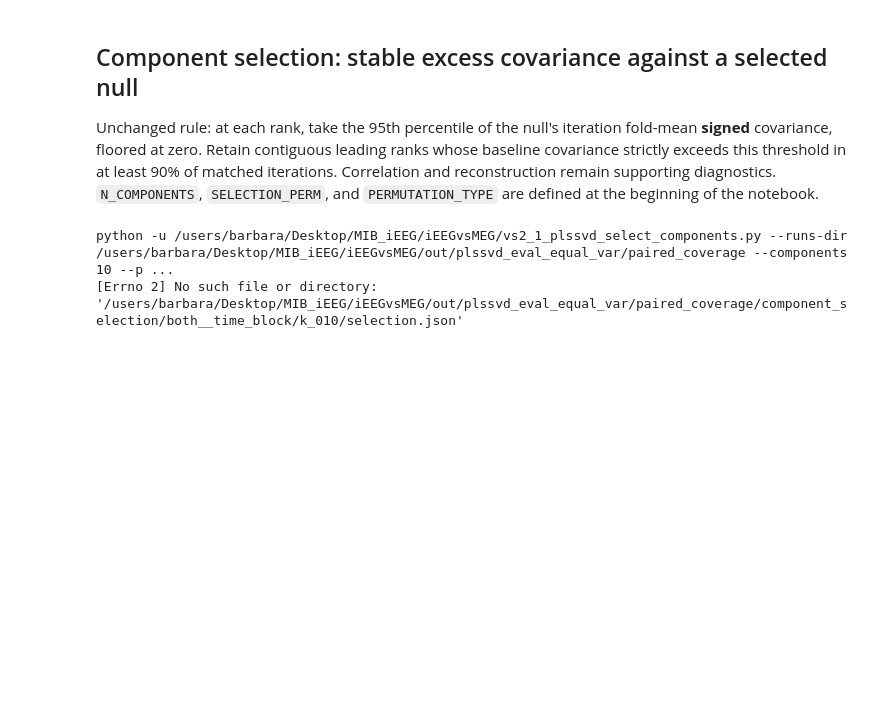
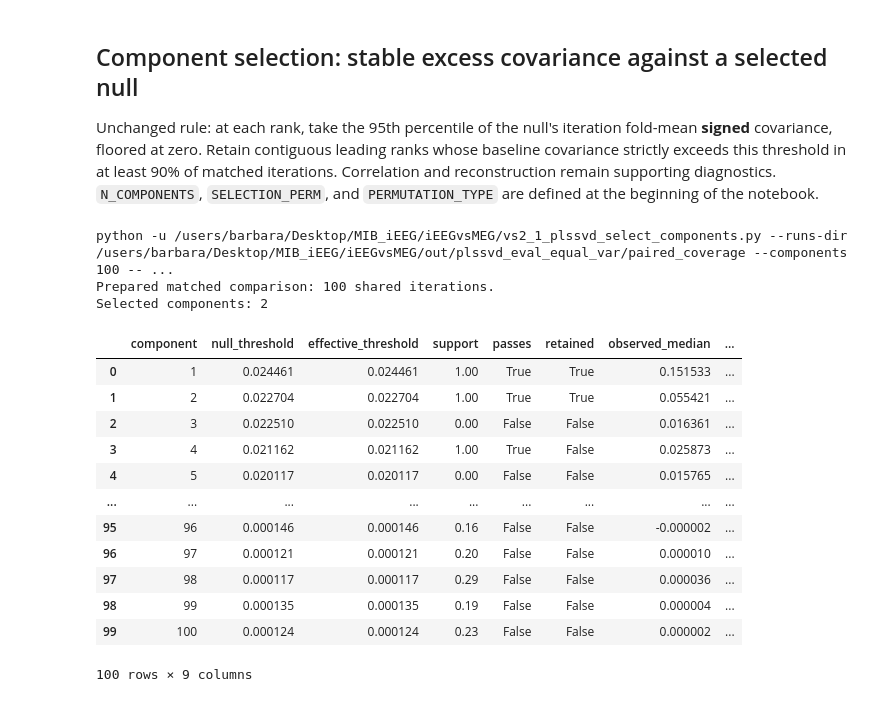
Before and after one commit to barbaragrosjean/MIB_iEEG, a Jupyter notebook: iEEGvsMEG/vs2_1_plssvd_eval.ipynb, the cells around one changed output. Cells and saved outputs as stored; diff of their text form; code cells hidden in the pictures; blank space fills up the shorter version.

```diff
--- a/iEEGvsMEG/vs2_1_plssvd_eval.ipynb
+++ b/iEEGvsMEG/vs2_1_plssvd_eval.ipynb
@@ -18,7 +18,7 @@ from IPython.display import display
 ROOT = Path.cwd()
 MEG_KIND = 'paired_coverage'
 BLOCK_SCALING = True
-N_COMPONENTS = 100
+N_COMPONENTS = 10
 PCA_ABSOLUTE = True
 N_ITERATIONS = None
 SELECTION_PERM = 'none'
@@ -247,6 +273,7 @@ The existing matched-iteration comparison is retained. Each plotted value is a h
 INPUT_DIR = RUNS_DIR
 RECOMPUTE = False
 PERMUTATION_MODES = ['meg', 'ieeg', 'both']
+PERMUTATION_TYPE = 'time_block'
 
 null_comparisons = {}
 for mode in PERMUTATION_MODES:
@@ -304,22 +339,40 @@ Unchanged rule: at each rank, take the 95th percentile of the null's iteration f
 # %%
 INPUT_DIR = RUNS_DIR
 RECOMPUTE = False
+
+PERMUTATION_TYPE = 'time_block'
+SELECTION_PERM = 'both'
+N_COMPONENTS = 100
 
 command = ['python', '-u', str(ROOT/'vs2_1_plssvd_select_components.py'), '--runs-dir', str(INPUT_DIR),
            '--components', str(N_COMPONENTS), '--perm', SELECTION_PERM, '--perm-type', PERMUTATION_TYPE]
 if RECOMPUTE: command.append('--recompute')
 print(shlex.join(command))
 selection_result = None
 if not RECOMPUTE:
     try:
         selection_result = load_selection(INPUT_DIR, N_COMPONENTS, SELECTION_PERM, PERMUTATION_TYPE)
         print('Selected components:', selection_result['summary']['selected_k'])
         display(selection_result['selection'])
     except (FileNotFoundError, ValueError) as error:
         print(error)
 # %% [output]
-python -u /users/barbara/Desktop/MIB_iEEG/iEEGvsMEG/vs2_1_plssvd_select_components.py --runs-dir /users/barbara/Desktop/MIB_iEEG/iEEGvsMEG/out/plssvd_eval_equal_var/paired_coverage --components 10 --p ...
-[Errno 2] No such file or directory: '/users/barbara/Desktop/MIB_iEEG/iEEGvsMEG/out/plssvd_eval_equal_var/paired_coverage/component_selection/both__time_block/k_010/selection.json'
+python -u /users/barbara/Desktop/MIB_iEEG/iEEGvsMEG/vs2_1_plssvd_select_components.py --runs-dir /users/barbara/Desktop/MIB_iEEG/iEEGvsMEG/out/plssvd_eval_equal_var/paired_coverage --components 100 -- ...
+Prepared matched comparison: 100 shared iterations.
+Selected components: 2
+|  | component | null_threshold | effective_threshold | support | passes | retained | observed_median | ... |
+| 0 | 1 | 0.024461 | 0.024461 | 1.00 | True | True | 0.151533 | ... |
+| 1 | 2 | 0.022704 | 0.022704 | 1.00 | True | True | 0.055421 | ... |
+| 2 | 3 | 0.022510 | 0.022510 | 0.00 | False | False | 0.016361 | ... |
+| 3 | 4 | 0.021162 | 0.021162 | 1.00 | True | False | 0.025873 | ... |
+| 4 | 5 | 0.020117 | 0.020117 | 0.00 | False | False | 0.015765 | ... |
+| ... | ... | ... | ... | ... | ... | ... | ... | ... |
+| 95 | 96 | 0.000146 | 0.000146 | 0.16 | False | False | -0.000002 | ... |
+| 96 | 97 | 0.000121 | 0.000121 | 0.20 | False | False | 0.000010 | ... |
+| 97 | 98 | 0.000117 | 0.000117 | 0.29 | False | False | 0.000036 | ... |
+| 98 | 99 | 0.000135 | 0.000135 | 0.19 | False | False | 0.000004 | ... |
+| 99 | 100 | 0.000124 | 0.000124 | 0.23 | False | False | 0.000002 | ... |
+100 rows × 9 columns
 # %%
 result = selection_result
 
```
Also changed, not shown: parts of 12 cells of this notebook, 14 other files.
